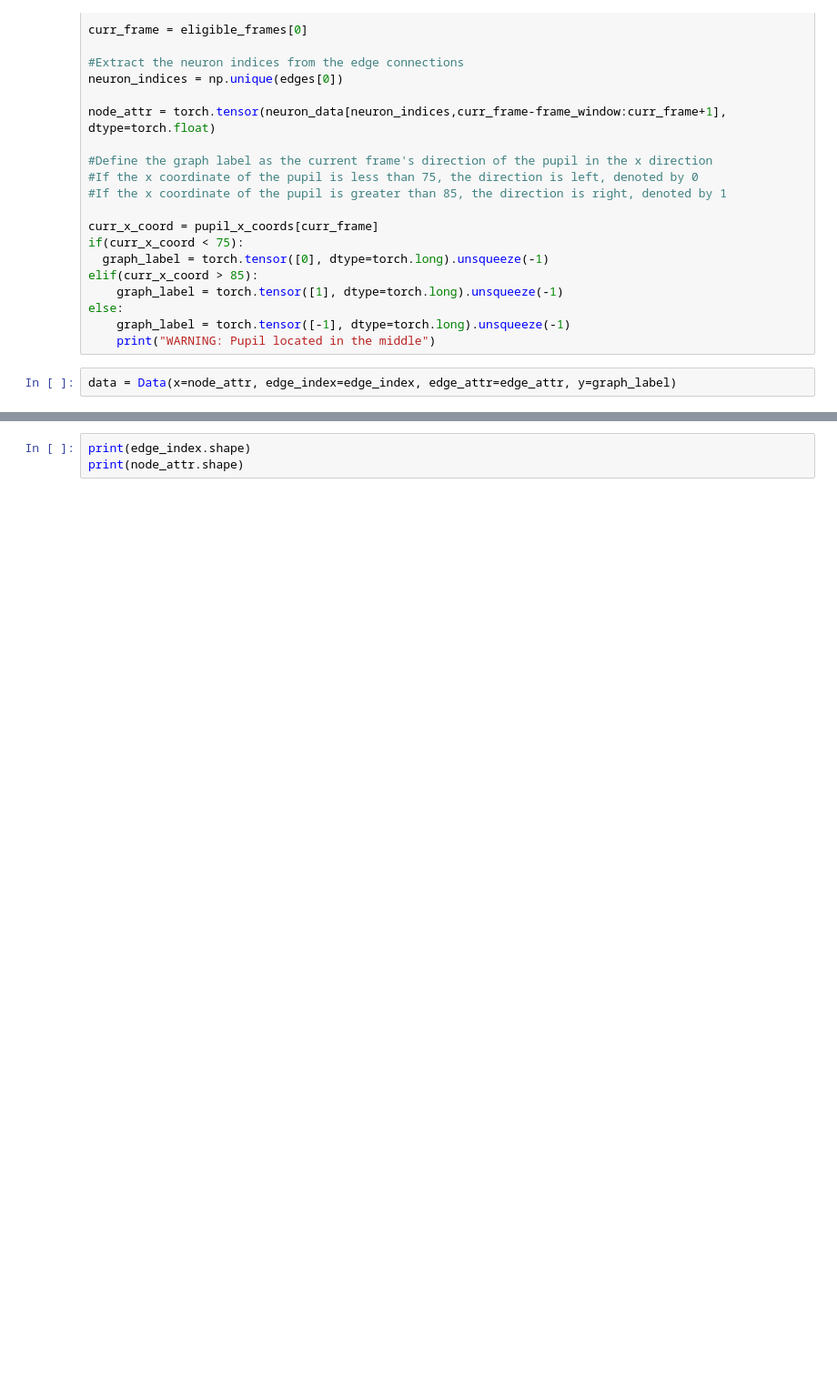
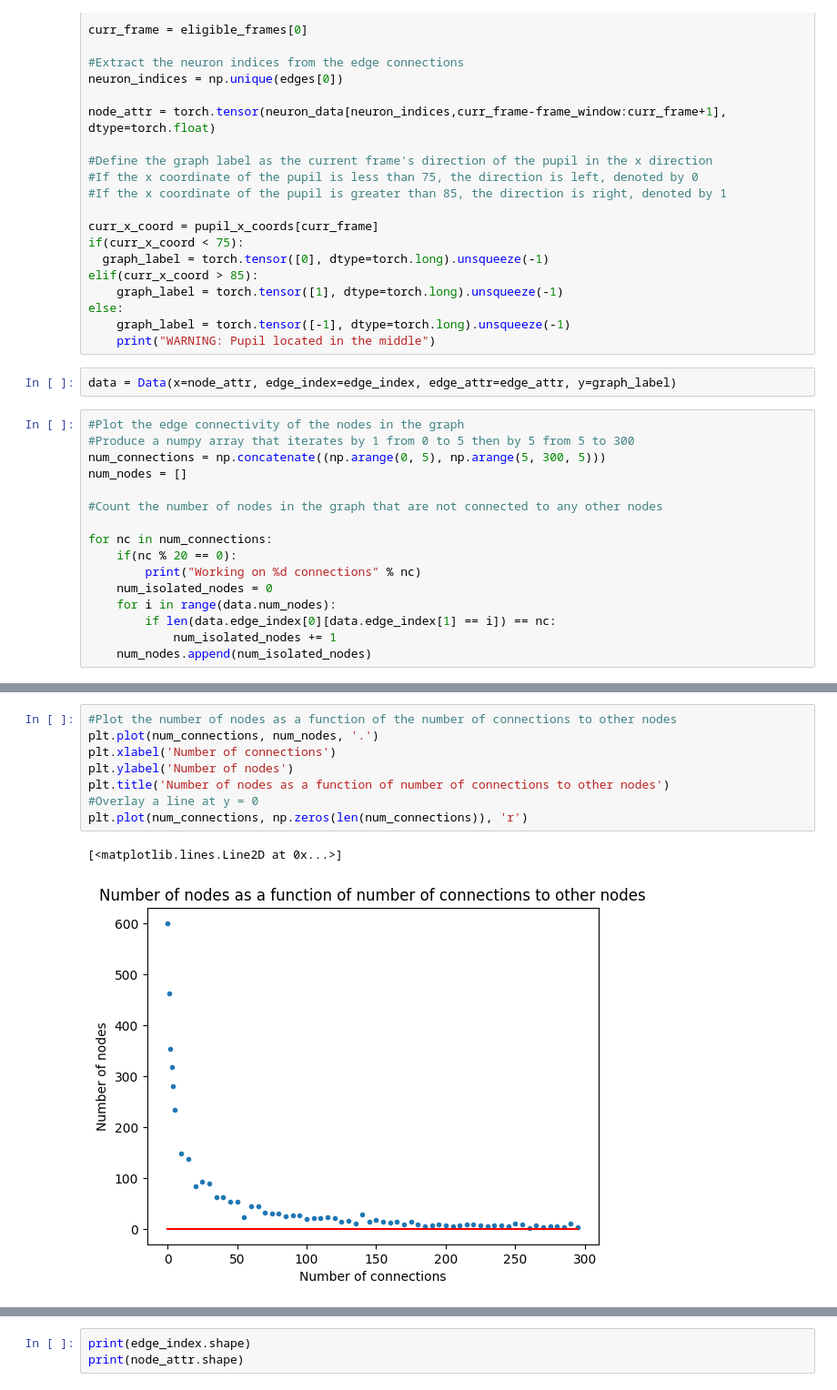
Before and after one commit to rclupoiu/neural-mesh-transformers, a Jupyter notebook: data_gen/data_viz.ipynb, the cells around one changed output, grey strips where cells are left out. Shown: that part at 91% size. Saved outputs shown, nothing was run; the diff lists cells and outputs as text; blank space fills up the shorter version.

Commit message:
Add visualization of the connectivity of neurons

```diff
--- a/data_gen/data_viz.ipynb
+++ b/data_gen/data_viz.ipynb
@@ -115,3 +116,19 @@ else:
     print("WARNING: Pupil located in the middle")
 # %%
 data = Data(x=node_attr, edge_index=edge_index, edge_attr=edge_attr, y=graph_label)
+# %%
+#Plot the edge connectivity of the nodes in the graph
+#Produce a numpy array that iterates by 1 from 0 to 5 then by 5 from 5 to 300
+num_connections = np.concatenate((np.arange(0, 5), np.arange(5, 300, 5)))
+num_nodes = []
+
+#Count the number of nodes in the graph that are not connected to any other nodes
+
+for nc in num_connections:
+    if(nc % 20 == 0):
+        print("Working on %d connections" % nc)
+    num_isolated_nodes = 0
+    for i in range(data.num_nodes):
+        if len(data.edge_index[0][data.edge_index[1] == i]) == nc:
+            num_isolated_nodes += 1
+    num_nodes.append(num_isolated_nodes)
@@ -117,0 +151,11 @@ data = Data(x=node_attr, edge_index=edge_index, edge_attr=edge_attr, y=graph_lab
+# %%
+#Plot the number of nodes as a function of the number of connections to other nodes
+plt.plot(num_connections, num_nodes, '.')
+plt.xlabel('Number of connections')
+plt.ylabel('Number of nodes')
+plt.title('Number of nodes as a function of number of connections to other nodes')
+#Overlay a line at y = 0
+plt.plot(num_connections, np.zeros(len(num_connections)), 'r')
+# %% [output]
+[<matplotlib.lines.Line2D at 0x...>]
+[figure, added]
```
Also changed, not shown: parts of 3 cells of this notebook.
